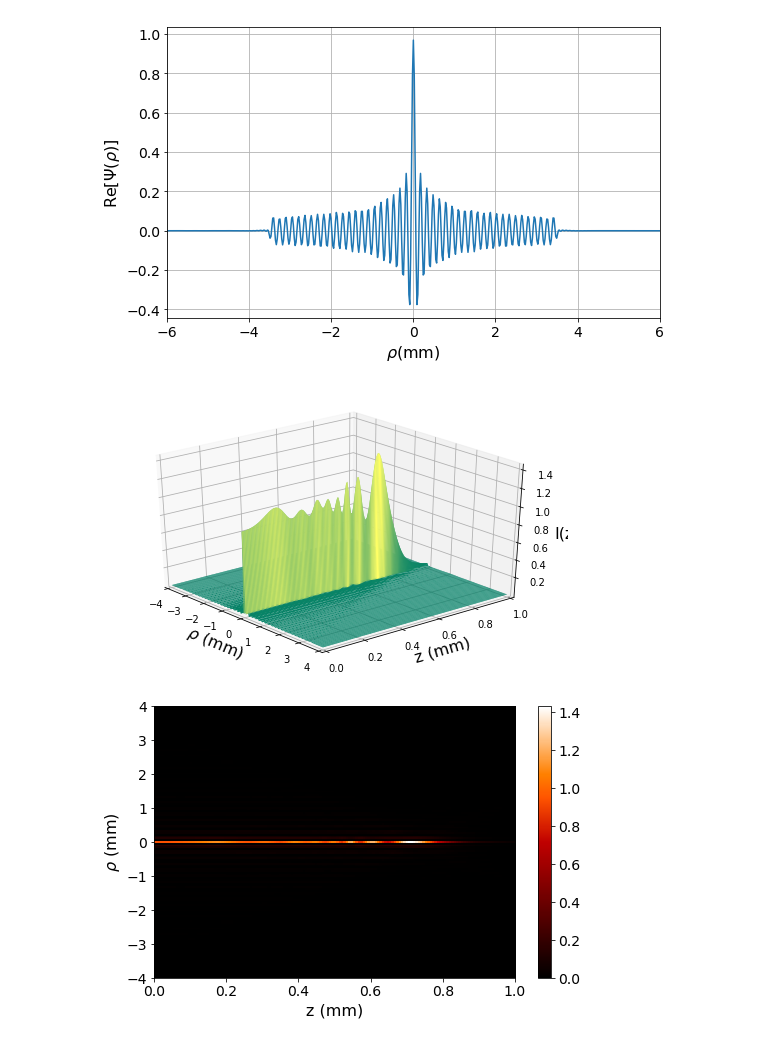
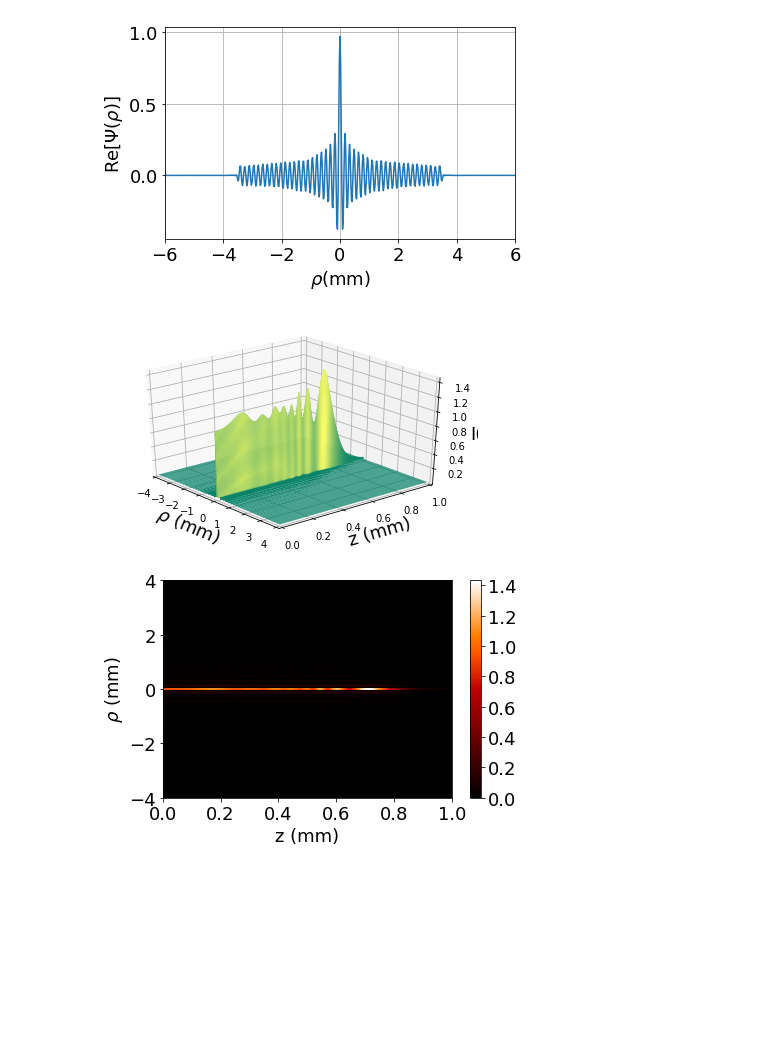
Before and after one commit to arantespp/opticalforces, a Jupyter notebook: examples/scalar-bessel-gauss-beam-sup/scalar-bgb-sup.ipynb, the cells around one changed output. Cells and saved outputs as stored; diff of their text form; code cells hidden in the pictures; blank space fills up the shorter version.

Commit message:
figures font increase

```diff
--- a/examples/scalar-bessel-gauss-beam-sup/scalar-bgb-sup.ipynb
+++ b/examples/scalar-bessel-gauss-beam-sup/scalar-bgb-sup.ipynb
@@ -55,23 +55,23 @@ tpw.qr = 8/tpw.L
 # %%
 # ----- figure 1 -----
 rho = np.linspace(-6e-3, 6e-3, 551)
 
-plt.figure(1, figsize=(5*1.618, 5))
+plt.figure(1, figsize=(4*1.618, 4))
 
 plt.plot([r*1e3 for r in rho], [tbb.psi(r, 0, 0, 'cylindrical').real for r in rho])
 
 ax = plt.gca()
 ax.set_xlim([-6, 6])
-plt.tick_params(axis='x', labelsize=14)
-plt.tick_params(axis='y', labelsize=14)
-plt.xlabel(r'$\rho$(mm)', fontsize=16)
-plt.ylabel(r'Re[$\Psi$($\rho$)]', fontsize=16)
+plt.tick_params(axis='x', labelsize=18)
+plt.tick_params(axis='y', labelsize=18)
+plt.xlabel(r'$\rho$(mm)', fontsize=18)
+plt.ylabel(r'Re[$\Psi$($\rho$)]', fontsize=18)
 plt.grid()
 plt.tight_layout()
 plt.savefig('fig01.png', dpi=300)
 plt.show()
 # %% [output]
-[figure, old version]
+[figure, new version]
 # %%
 # ----- figure 2 -----
 rho = np.linspace(-4e-3, 4e-3, 151)
@@ -85,7 +85,7 @@ vinty = np.vectorize(inty)
 
 INTY = vinty(RHO, Z)
 
-plt.figure(2, figsize=(5*1.618, 5))
+plt.figure(2, figsize=(4*1.618, 4))
 ax = plt.gca(projection='3d')
 
 RHO = [rho/10**-3 for rho in RHO]
@@ -93,39 +93,39 @@ Z = [z for z in Z]
 
 ax.plot_surface(RHO, Z, INTY, rcount=1000, ccount=1000, alpha=1, cmap=cmplt.summer)
 
-ax.set_xlabel(r'$\rho$ (mm)', fontsize=16)
+ax.set_xlabel(r'$\rho$ (mm)', fontsize=18)
 ax.set_xlim(-4, 4)
-ax.set_ylabel(r'z (mm)', fontsize=16)
+ax.set_ylabel(r'z (mm)', fontsize=18)
 ax.set_ylim(0, 1)
 zlabel = 'I(z)'
-ax.set_zlabel(zlabel, fontsize=16)
+ax.set_zlabel(zlabel, fontsize=18)
 
 ax.view_init(elev=30, azim=-40)
 
 plt.savefig('fig02.png', dpi=300)
 plt.show()
 # %% [output]
-[figure, old version]
+[figure, new version]
 # %%
 # ----- figure 3 -----
-plt.figure(3, figsize=(5*1.618, 5))
+plt.figure(3, figsize=(4*1.618, 4))
 
 ax = plt.gca()
 
 im = ax.imshow(np.transpose(INTY), cmap=cmplt.gist_heat, origin="upper", extent=[0, 1, -4, 4], aspect='auto')
 cbar = plt.colorbar(im)
 
-ax.set_ylabel(r'$\rho$ (mm)', fontsize=16)
-ax.set_xlabel(r'z (mm)', fontsize=16)
-cbar.ax.tick_params(labelsize=14)
+ax.set_ylabel(r'$\rho$ (mm)', fontsize=18)
+ax.set_xlabel(r'z (mm)', fontsize=18)
+cbar.ax.tick_params(labelsize=18)
 
-plt.tick_params(axis='x', labelsize=14)
-plt.tick_params(axis='y', labelsize=14)
+plt.tick_params(axis='x', labelsize=18)
+plt.tick_params(axis='y', labelsize=18)
 
 plt.savefig('fig03.png', dpi=300)
 plt.show()
 # %% [output]
-[figure, old version]
+[figure, new version]
 # %%
 # ----- figure 4 -----
 tbb.N = 500
```
Also changed, not shown: parts of 7 cells of this notebook, 27 other files.
